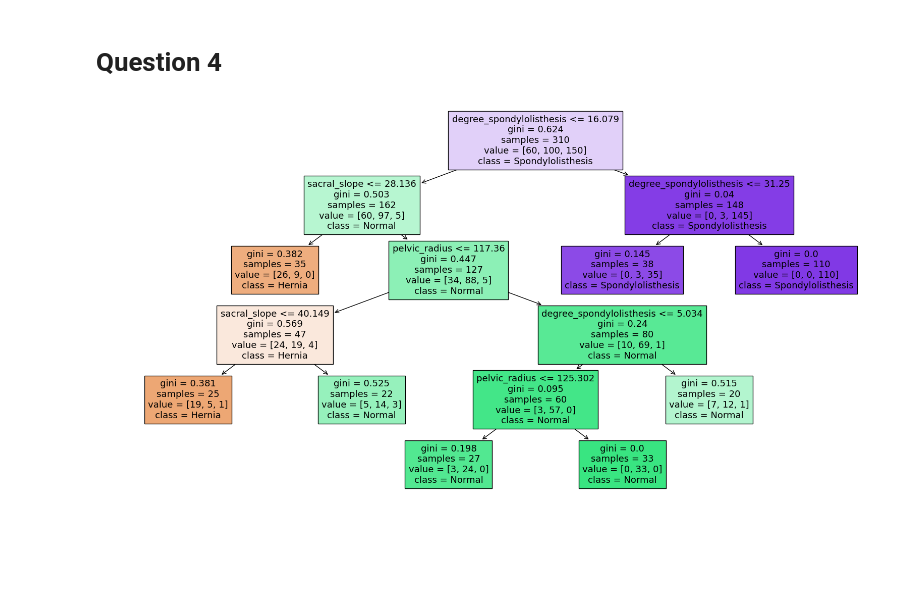
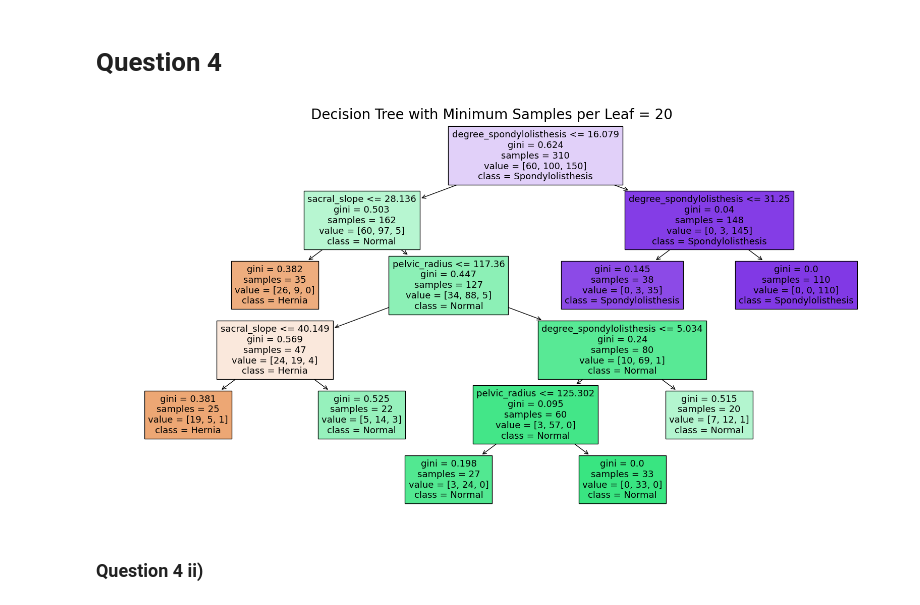
Before and after one commit to pedrocurvo/Aprendizagem, a Jupyter notebook: Homework1/h1.ipynb, the cells around one changed output. Saved outputs shown, nothing was run; the diff lists cells and outputs as text; code cells hidden in the pictures; blank space fills up the shorter version.

```diff
--- a/Homework1/h1.ipynb
+++ b/Homework1/h1.ipynb
@@ -132,17 +167,20 @@ For the optional part, we can also see that the standard deviation is generally
 # %%
 # Learn a decision tree with a minimum number of samples per leaf = 20
 predictor = tree.DecisionTreeClassifier(min_samples_leaf=20,
                                         random_state=0)
 
 # Fit all the data
 predictor.fit(X, y)
 
 # Plot the tree
 plt.figure(figsize=(20, 10))
 tree.plot_tree(predictor,
                 feature_names=X.columns,
                 filled=True,
                 class_names=predictor.classes_)
+plt.title('Decision Tree with Minimum Samples per Leaf = 20', fontsize=20)
 plt.show()
 # %% [output]
-[figure, old version]
+[figure, new version]
+# %% [markdown]
+### Question 4 ii)
```
Also changed, not shown: parts of 4 cells of this notebook, 2 other files.
